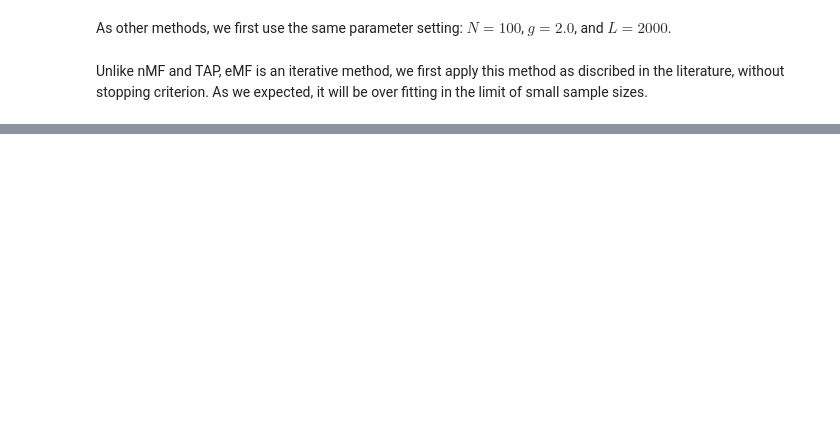
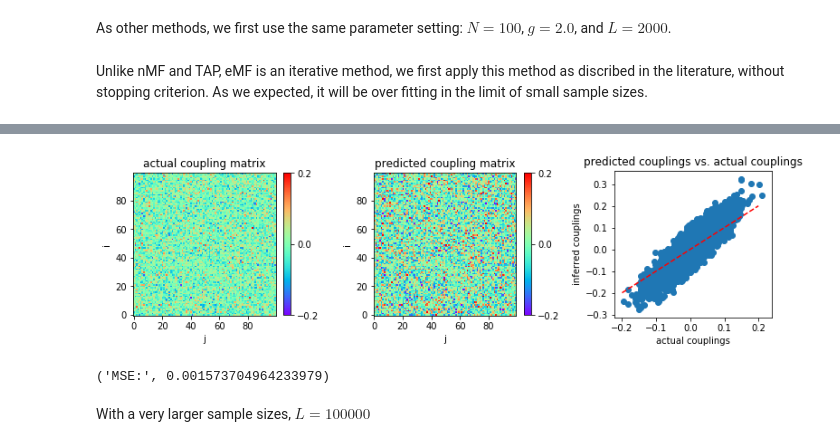
Before and after one commit to DanhTaiHoang/network-inference, a Jupyter notebook: sphinx/codesource/emf.ipynb, the cells around one changed output, grey strips where cells are left out. Cells and saved outputs as stored; diff of their text form; code cells hidden in the pictures; blank space fills up the shorter version.

```diff
--- a/sphinx/codesource/emf.ipynb
+++ b/sphinx/codesource/emf.ipynb
@@ -95,0 +154,3 @@ print('MSE:',MSE)
+# %%
+g = 0.5
+w0 = np.random.normal(0.0,g/np.sqrt(n),size=(n,n))
@@ -95,0 +159,42 @@ print('MSE:',MSE)
+# %%
+l = 2000
+s = simulate.generate_data(w0,l)
+# %%
+w = inference.emf(s,stop_criterion='yes')
+# %%
+plt.figure(figsize=(11,3.2))
+
+plt.subplot2grid((1,3),(0,0))
+plt.title('actual coupling matrix')
+plt.imshow(w0,cmap='rainbow',origin='lower')
+plt.xlabel('j')
+plt.ylabel('i')
+plt.clim(-0.2,0.2)
+plt.colorbar(fraction=0.045, pad=0.05,ticks=[-0.2,0,0.2])
+
+plt.subplot2grid((1,3),(0,1))
+plt.title('predicted coupling matrix')
+plt.imshow(w,cmap='rainbow',origin='lower')
+plt.xlabel('j')
+plt.ylabel('i')
+plt.clim(-0.2,0.2)
+plt.colorbar(fraction=0.045, pad=0.05,ticks=[-0.2,0,0.2])
+
+plt.subplot2grid((1,3),(0,2))
+plt.title('predicted couplings vs. actual couplings')
+plt.plot([-0.2,0.2],[-0.2,0.2],'r--')
+plt.scatter(w0,w)
+plt.xlabel('actual couplings')
+plt.ylabel('inferred couplings')
+
+plt.tight_layout(h_pad=1, w_pad=1.5)
+plt.show()
+# %% [output]
+[figure, added]
+# %%
+MSE = np.mean((w-w0)**2)
+print('MSE:',MSE)
+# %% [output]
+('MSE:', 0.001573704964233979)
+# %% [markdown]
+With a very larger sample sizes, $L = 100000$
```
Also changed, not shown: parts of 21 cells of this notebook, 27 other files.
